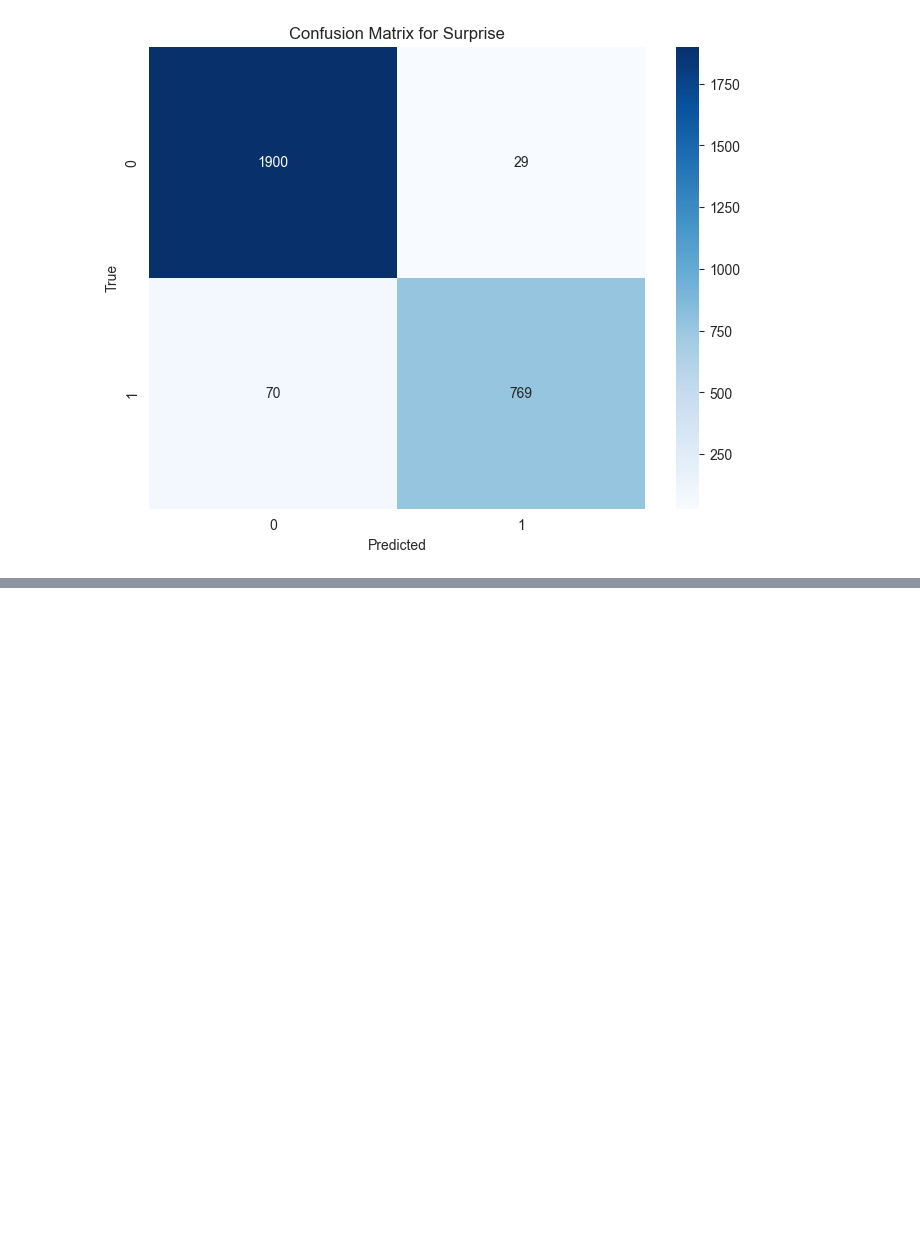
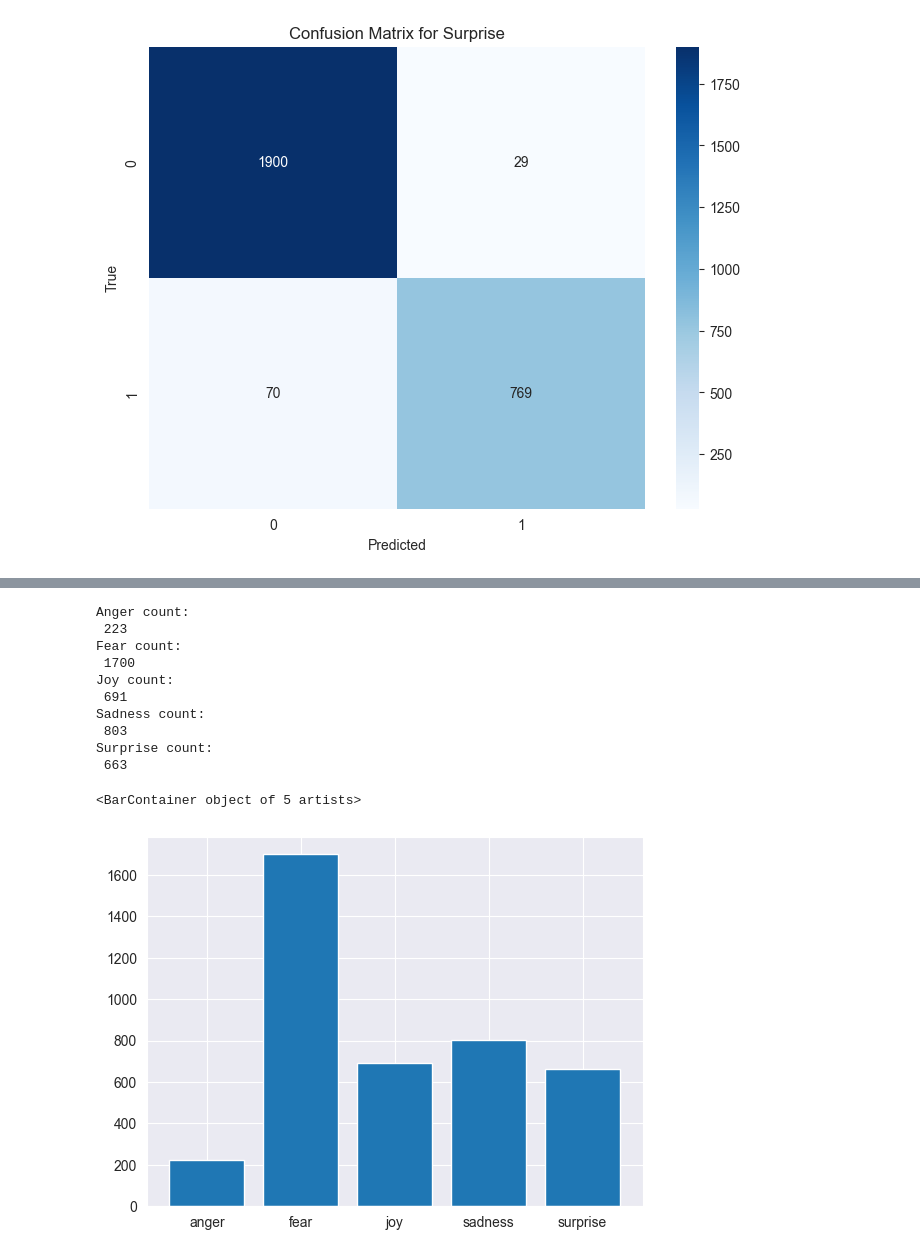
Before and after one commit to niklasbaun/EmoClassifier, a Jupyter notebook: Classifier/Getting familiar.ipynb, the cells around one changed output, grey strips where cells are left out. Drawn from its saved outputs; the diff is of its cells as text; code cells hidden in the pictures; blank space fills up the shorter version.

Commit message:
i have correct, preds for training and preds for test

```diff
--- a/Classifier/Getting familiar.ipynb
+++ b/Classifier/Getting familiar.ipynb
@@ -262,3 +262,7 @@ plot_confusion_matrix(data['surprise'], predictions_train['predicted_surprise'],
 [figure]
 [figure]
 [figure]
+# %%
+#predictions test
+predictions_test = pd.read_csv("../predictions_test.csv")
+predictions_test.describe()
@@ -264,0 +279,29 @@ plot_confusion_matrix(data['surprise'], predictions_train['predicted_surprise'],
+# %%
+anger_count = predictions_test['predicted_anger'].sum()
+fear_count = predictions_test['predicted_fear'].sum()
+joy_count = predictions_test['predicted_joy'].sum()
+sadness_count = predictions_test['predicted_sadness'].sum()
+surprise_count = predictions_test['predicted_surprise'].sum()
+
+print("Anger count:\n", anger_count)
+print("Fear count:\n", fear_count)
+print("Joy count:\n", joy_count)
+print("Sadness count:\n", sadness_count)
+print("Surprise count:\n", surprise_count)
+
+#plot the counts
+plt.bar(['anger', 'fear', 'joy', 'sadness', 'surprise'],
+        [anger_count, fear_count, joy_count, sadness_count, surprise_count])
+# %% [output]
+Anger count:
+ 223
+Fear count:
+ 1700
+Joy count:
+ 691
+Sadness count:
+ 803
+Surprise count:
+ 663
+<BarContainer object of 5 artists>
+[figure, added]
```
Also changed, not shown: parts of 2 cells of this notebook, 1 other file.
